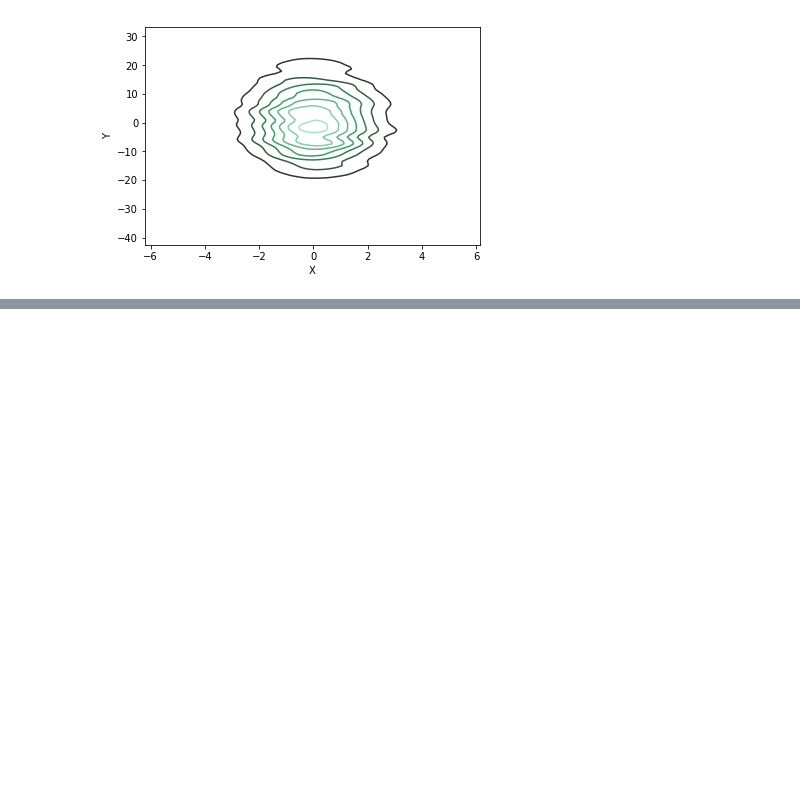
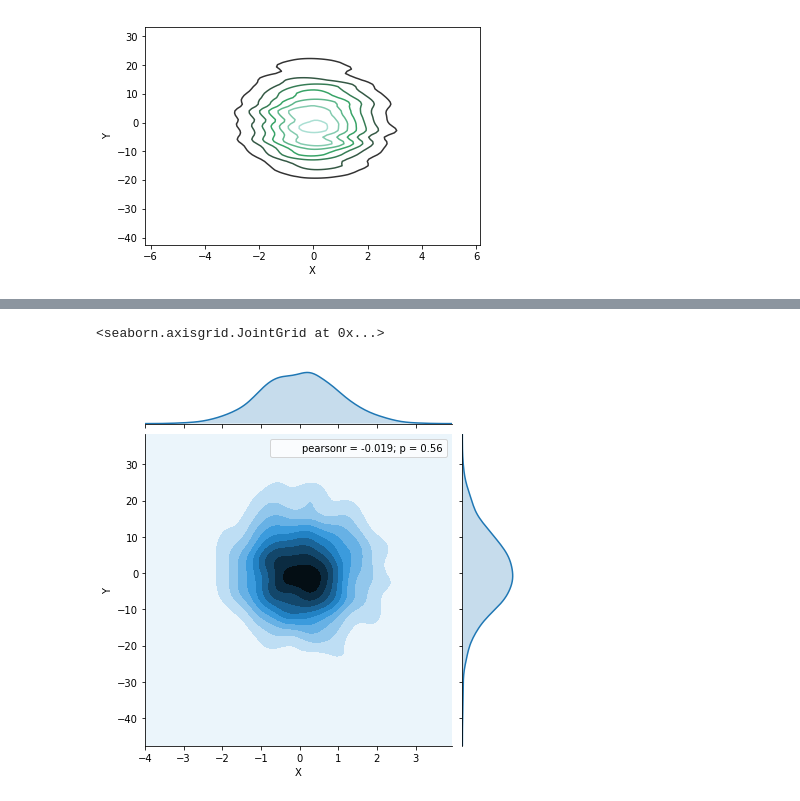
Before and after one commit to aki-06/Python_DS, a Jupyter notebook: カーネル密度推定.ipynb, the cells around one changed output, grey strips where cells are left out. Drawn from its saved outputs; the diff is of its cells as text; code cells hidden in the pictures; blank space fills up the shorter version.

```diff
--- a/カーネル密度推定.ipynb
+++ b/カーネル密度推定.ipynb
@@ -127,0 +131,5 @@ sns.kdeplot(df, b)
+# %%
+sns.jointplot('X', 'Y', df, kind='kde')
+# %% [output]
+<seaborn.axisgrid.JointGrid at 0x...>
+[figure, added]
```
Also changed, not shown: parts of 1 cell of this notebook, 1 other file.
